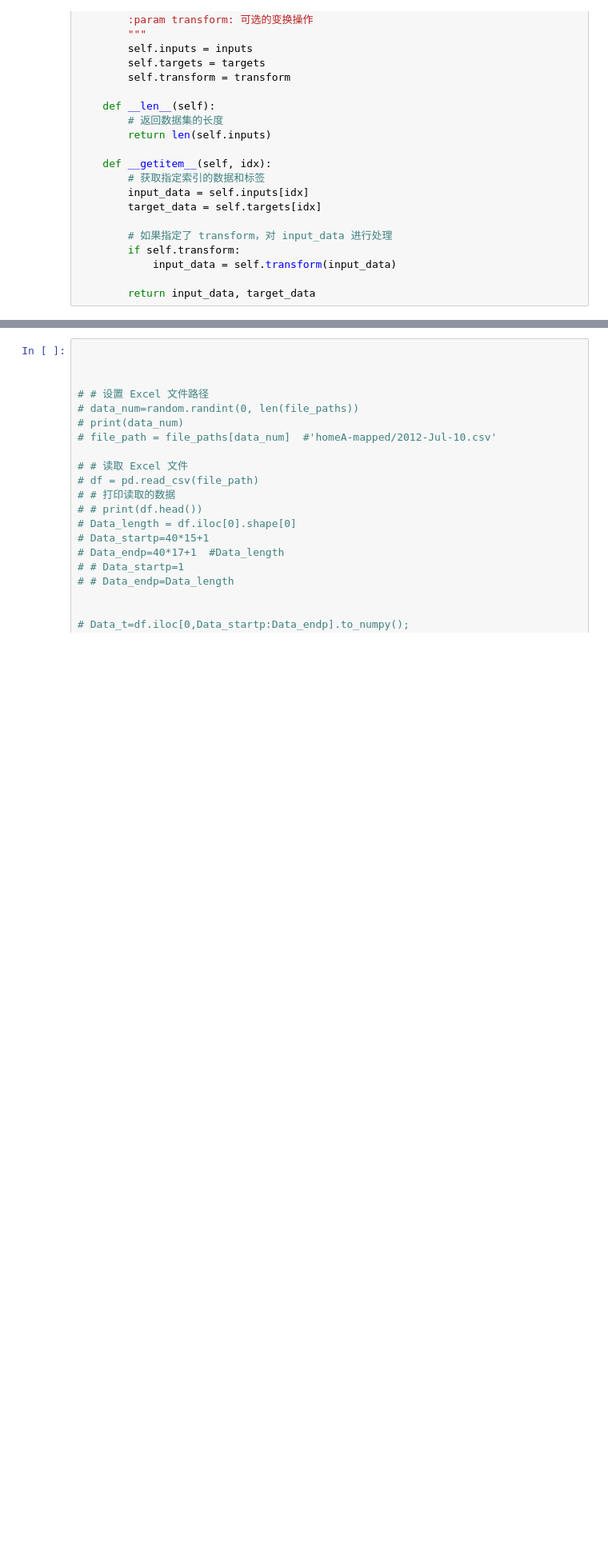
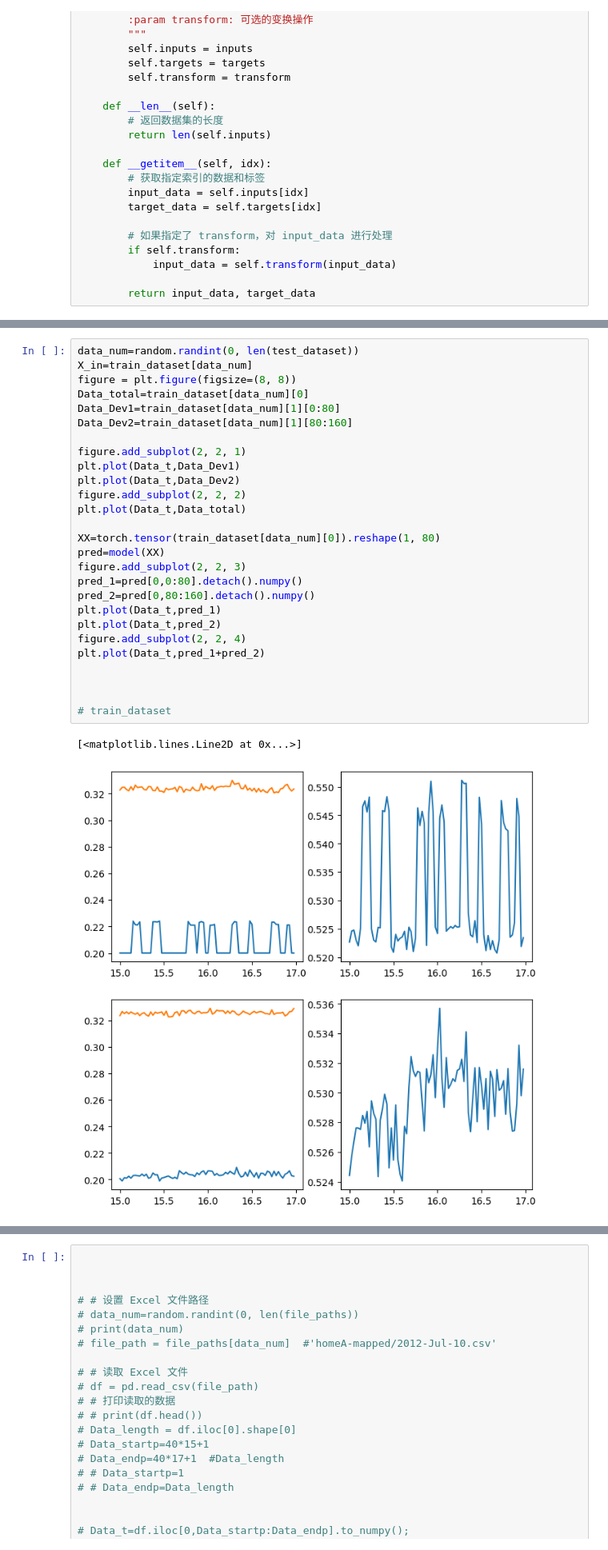
Before and after one commit to Wiswof/housing_elec_analy, a Jupyter notebook: Classify_demo.ipynb, the cells around one changed output, grey strips where cells are left out. Shown: that part at 80% size. Cells and saved outputs as stored; diff of their text form; blank space fills up the shorter version.

```diff
--- a/Classify_demo.ipynb
+++ b/Classify_demo.ipynb
@@ -171,0 +238,30 @@ RuntimeError: element 0 of tensors does not require grad and does not have a gra
+# %%
+data_num=random.randint(0, len(test_dataset))
+X_in=train_dataset[data_num]
+figure = plt.figure(figsize=(8, 8))
+Data_total=train_dataset[data_num][0]
+Data_Dev1=train_dataset[data_num][1][0:80]
+Data_Dev2=train_dataset[data_num][1][80:160]
+
+figure.add_subplot(2, 2, 1)
+plt.plot(Data_t,Data_Dev1)
+plt.plot(Data_t,Data_Dev2)
+figure.add_subplot(2, 2, 2)
+plt.plot(Data_t,Data_total)
+
+XX=torch.tensor(train_dataset[data_num][0]).reshape(1, 80)
+pred=model(XX)
+figure.add_subplot(2, 2, 3)
+pred_1=pred[0,0:80].detach().numpy()
+pred_2=pred[0,80:160].detach().numpy()
+plt.plot(Data_t,pred_1)
+plt.plot(Data_t,pred_2)
+figure.add_subplot(2, 2, 4)
+plt.plot(Data_t,pred_1+pred_2)
+
+
+
+# train_dataset
+# %% [output]
+[<matplotlib.lines.Line2D at 0x...>]
+[figure, added]
```
Also changed, not shown: parts of 11 cells of this notebook.
